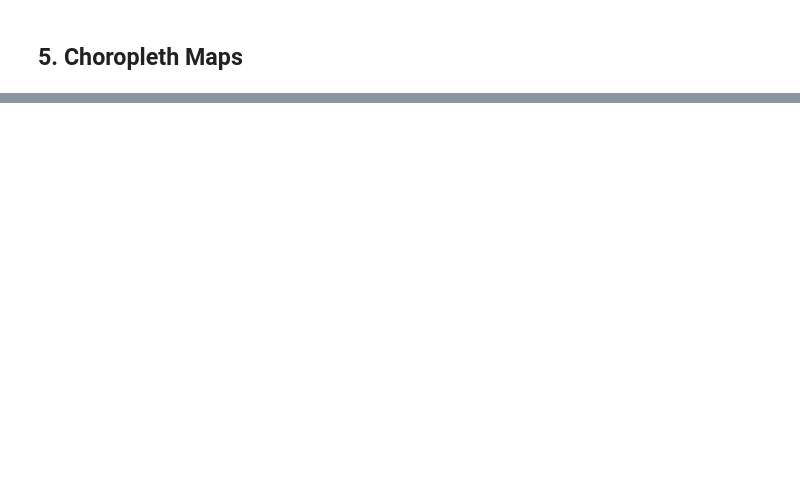
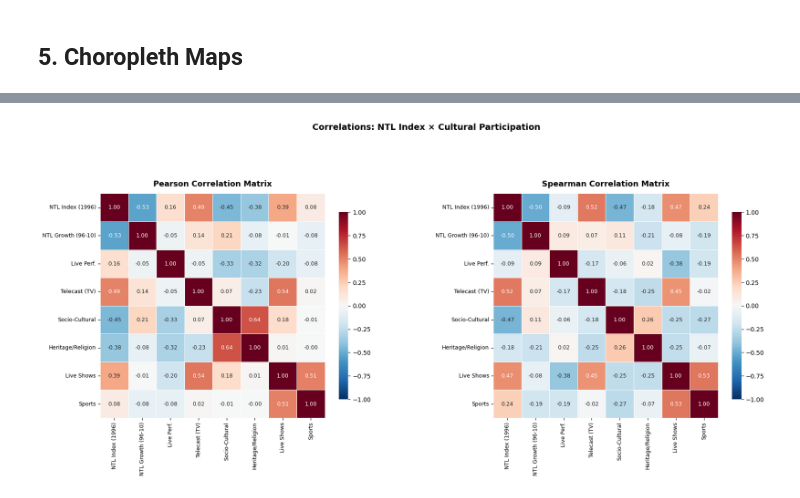
Before and after one commit to quarcs-lab/project2025s, a Jupyter notebook: notebooks/c05_spatial_culture.ipynb, the cells around one changed output, grey strips where cells are left out. Cells and saved outputs as stored; diff of their text form; code cells hidden in the pictures; blank space fills up the shorter version.

```diff
--- a/notebooks/c05_spatial_culture.ipynb
+++ b/notebooks/c05_spatial_culture.ipynb
@@ -239,0 +547,45 @@ print(gdf_merged[variables].describe().round(3))
+# %%
+import seaborn as sns
+
+corr_vars = ["NTL_index", "NTL_growth"] + variables
+corr_labels = {
+    "NTL_index": "NTL Index (1996)",
+    "NTL_growth": "NTL Growth (96-10)",
+    "LC_Performance": "Live Perf.",
+    "LC_Telecast": "Telecast (TV)",
+    "SC": "Socio-Cultural",
+    "CH_relig": "Heritage/Religion",
+    "LC_shows": "Live Shows",
+    "Sports": "Sports",
+}
+
+# Pearson correlation
+corr_pearson = gdf_analysis[corr_vars].corr(method="pearson")
+
+# Spearman correlation
+corr_spearman = gdf_analysis[corr_vars].corr(method="spearman")
+
+fig, axes = plt.subplots(1, 2, figsize=(20, 8))
+
+for ax, corr, title in zip(axes, [corr_pearson, corr_spearman], ["Pearson", "Spearman"]):
+    corr_display = corr.copy()
+    corr_display.index = [corr_labels.get(v, v) for v in corr_display.index]
+    corr_display.columns = [corr_labels.get(v, v) for v in corr_display.columns]
+
+    sns.heatmap(
+        corr_display, annot=True, fmt=".2f", cmap="RdBu_r",
+        vmin=-1, vmax=1, center=0, ax=ax, square=True,
+        linewidths=0.5, cbar_kws={"shrink": 0.7},
+        annot_kws={"fontsize": 9},
+    )
+    ax.set_title(f"{title} Correlation Matrix", fontsize=13, fontweight="bold", pad=12)
+    ax.tick_params(axis="both", labelsize=9)
+
+fig.suptitle(
+    "Correlations: NTL Index \u00d7 Cultural Participation",
+    fontsize=14, fontweight="bold", y=1.02,
+)
+fig.subplots_adjust(wspace=0.4)
+plt.show()
+# %% [output]
+[figure, added]
```
Also changed, not shown: parts of 32 cells of this notebook, 42 other files.
